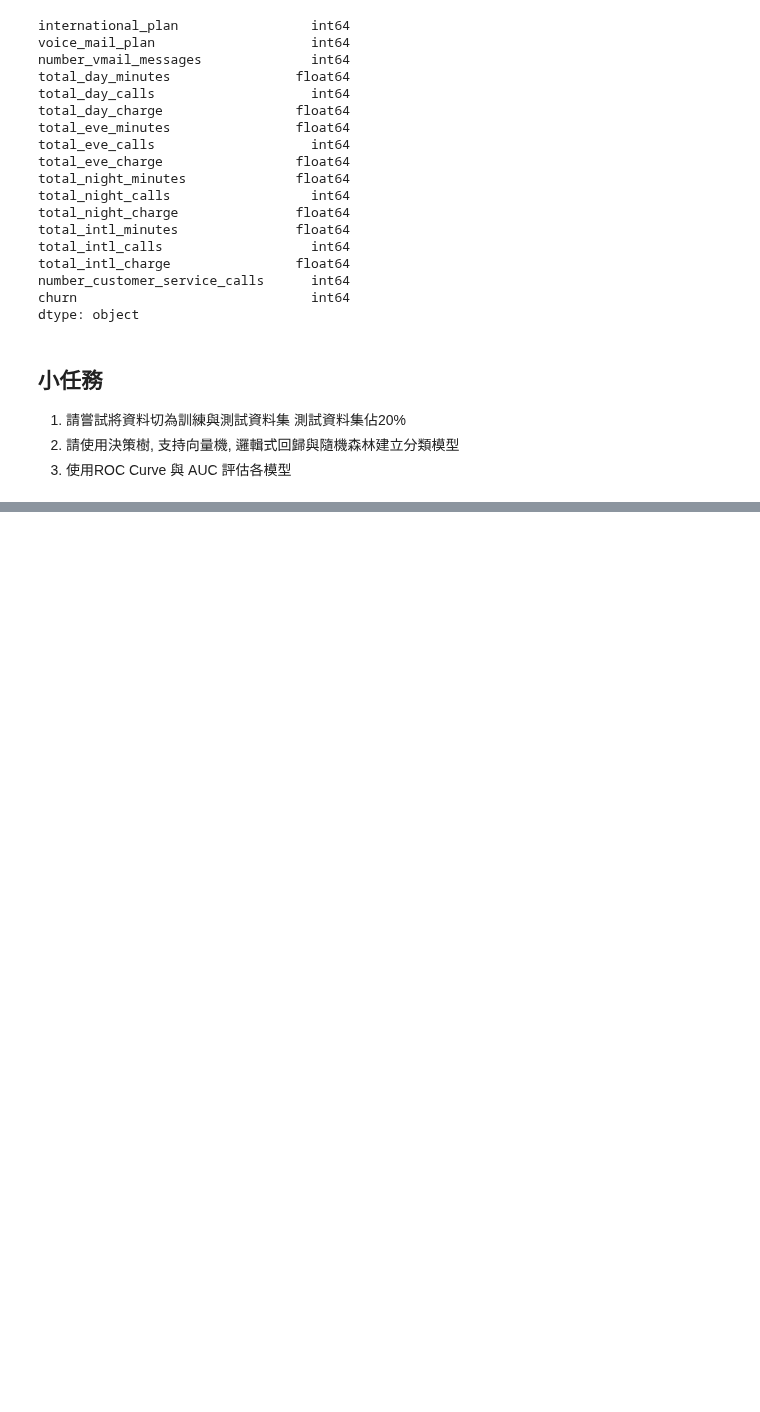
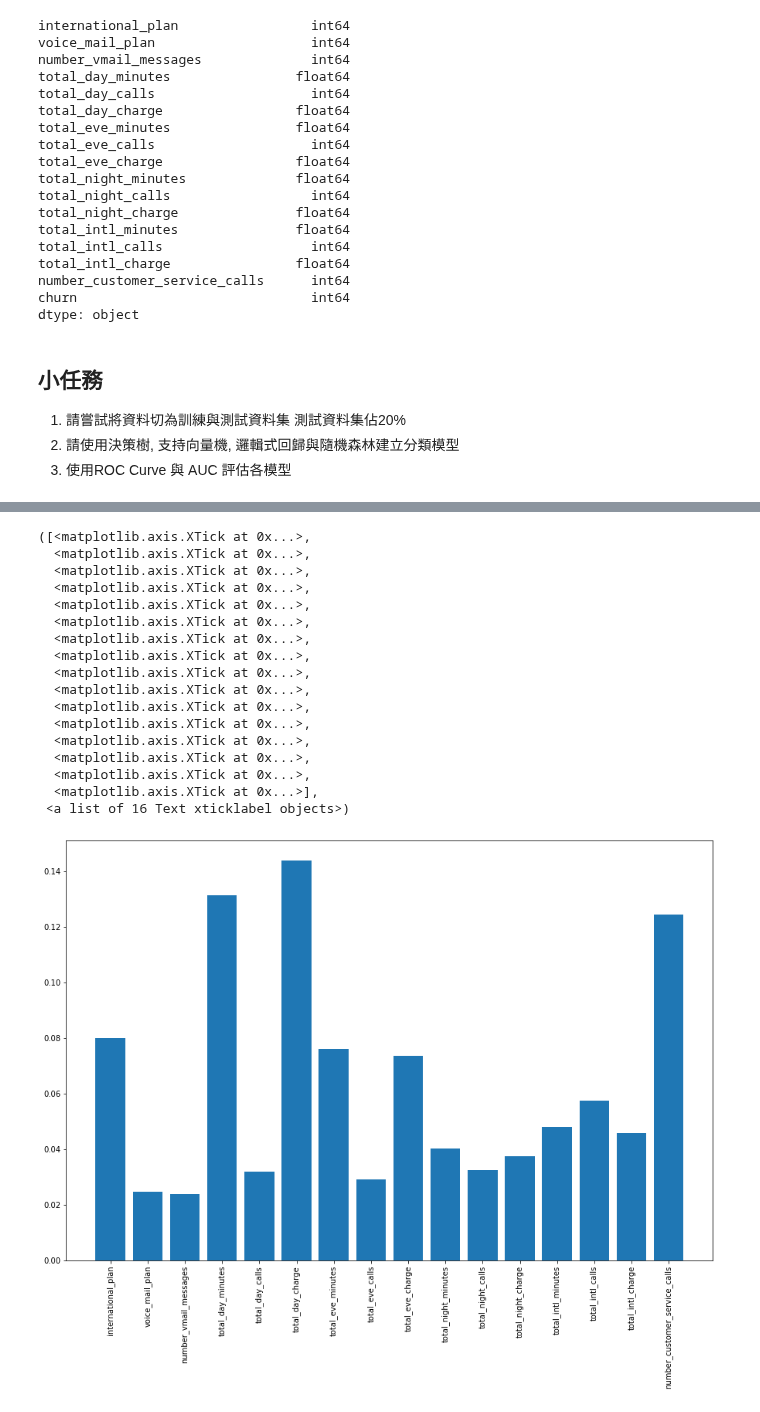
Before and after one commit to ywchiu/taipeifubon, a Jupyter notebook: Demo20200421.ipynb, the cells around one changed output, grey strips where cells are left out. Cells and saved outputs as stored; diff of their text form; code cells hidden in the pictures; blank space fills up the shorter version.

```diff
--- a/Demo20200421.ipynb
+++ b/Demo20200421.ipynb
@@ -943,0 +999,23 @@ dtype: object
+# %%
+plt.rcParams['figure.figsize']  = [15,10]
+plt.bar(train_X.columns,clf4.feature_importances_)
+plt.xticks(train_X.columns, train_X.columns, rotation='vertical')
+# %% [output]
+([<matplotlib.axis.XTick at 0x...>,
+  <matplotlib.axis.XTick at 0x...>,
+  <matplotlib.axis.XTick at 0x...>,
+  <matplotlib.axis.XTick at 0x...>,
+  <matplotlib.axis.XTick at 0x...>,
+  <matplotlib.axis.XTick at 0x...>,
+  <matplotlib.axis.XTick at 0x...>,
+  <matplotlib.axis.XTick at 0x...>,
+  <matplotlib.axis.XTick at 0x...>,
+  <matplotlib.axis.XTick at 0x...>,
+  <matplotlib.axis.XTick at 0x...>,
+  <matplotlib.axis.XTick at 0x...>,
+  <matplotlib.axis.XTick at 0x...>,
+  <matplotlib.axis.XTick at 0x...>,
+  <matplotlib.axis.XTick at 0x...>,
+  <matplotlib.axis.XTick at 0x...>],
+ <a list of 16 Text xticklabel objects>)
+[figure, added]
```
Also changed, not shown: parts of 5 cells of this notebook.
